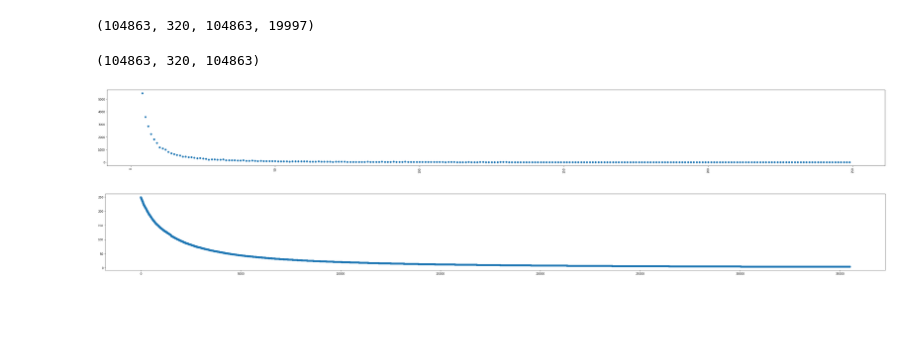
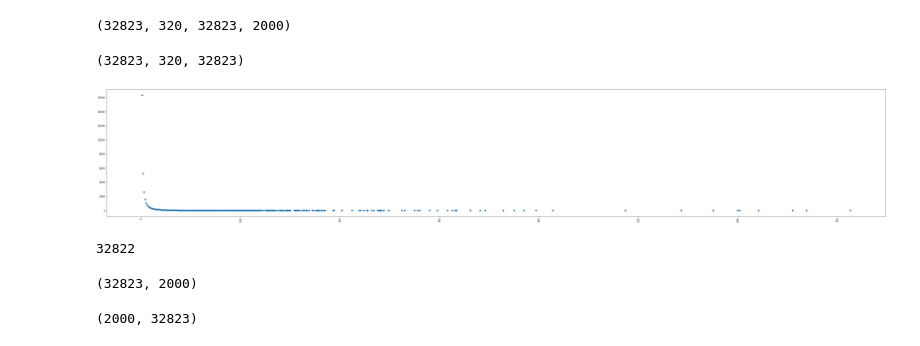
Before and after one commit to deepakmeena635/ml, a Jupyter notebook: Text_Classification/TextClassification2.ipynb, the cells around one changed output. Cells and saved outputs as stored; diff of their text form; code cells hidden in the pictures; blank space fills up the shorter version.

```diff
--- a/Text_Classification/TextClassification2.ipynb
+++ b/Text_Classification/TextClassification2.ipynb
@@ -96,12 +94,15 @@ dictArray = []
 dictArray = [[i,j] for i,j in dictionary.items()]
 dictArray = (sorted(dictArray,key=lambda x: (x[1])))
 ##status
+backupDictArray = dictArray
 len(dictionary),len(stop_words),len( dictArray),len(table)
 # %% [output]
-(104863, 320, 104863, 19997)
+(32823, 320, 32823, 2000)
 # %%
 ##Terminator
 ##the code below eliminates the words common in all files by searching the word in every file one by one
+dictArray.reverse()
+
 file_count= len(fsd.keys())
 for word,frequency in dictArray:
     if frequency < file_count:
@@ -120,15 +121,17 @@ dictArray = []
 dictArray = [[i,j] for i,j in dictionary.items()]
 dictArray = (sorted(dictArray,key=lambda x: (x[1])))
 ##statusy
+
 len(dictionary), len(stop_words), len( dictArray)
 # %% [output]
-(104863, 320, 104863)
+(32823, 320, 32823)
 # %%
-
+# restore full dict array
+dictArray = backupDictArray
 
 #upper bound for highest frequency permittable
-upperBound = 250
-lowerBound = 3
+upperBound = 1000
+lowerBound = 5
 
 counter =0
 for i,j in dictArray :
@@ -147,27 +150,26 @@ dictArray = dictArray[counter : len(dictionary)]
 # %%
 
 dictArray2 =np.array( [i for j,i in dictArray[0:len(dictArray)]] ,dtype= int)
 
 import matplotlib.pyplot as plt
 fig_size=[0,0]
-fig_size[0] = 50
-fig_size[1] = 5
+fig_size[0] = 60
+fig_size[1] =10
 
 plt.rcParams["figure.figsize"] = fig_size
 plt.xticks(rotation=90)
 
 x = Counter(dictArray2).keys()
 y = Counter(dictArray2).values()
 plt.scatter(x,y)
 plt.show()
 
 #Frequency of frequencies
 
-plt.scatter([i for i in range( len(dictArray) )],[j for i,j in dictArray])
-plt.show()
+#plt.scatter([i for i in range( len(dictArray) )],[j for i,j in dictArray])
+#plt.show()
 # %% [output]
-[figure, old version]
+[figure, new version]
-[figure, removed]
 # %%
 ##Final Data table
 #count=0
@@ -176,6 +178,9 @@ plt.show()
 #        fname = os.path.join(dirpath,filename)
 #        data  = np.append(data,[[filename, (dirpath.split("\\"))[-1]]],axis=0)
 #data = data [1:len(data)]
+len(dictArray)
+# %% [output]
+32822
 # %%
 #create the table file X word table saving frequency
 
@@ -191,6 +198,9 @@ for word,freq in dictArray:
 # %%
-filess = np.array(filess)
+filess = np.array(filess, dtype= 'int16')
 print(filess.shape)
 filess = np.transpose(filess)
 filess.shape
+# %% [output]
+(32823, 2000)
+(2000, 32823)
 # %%
```
Also changed, not shown: parts of 10 cells of this notebook.
